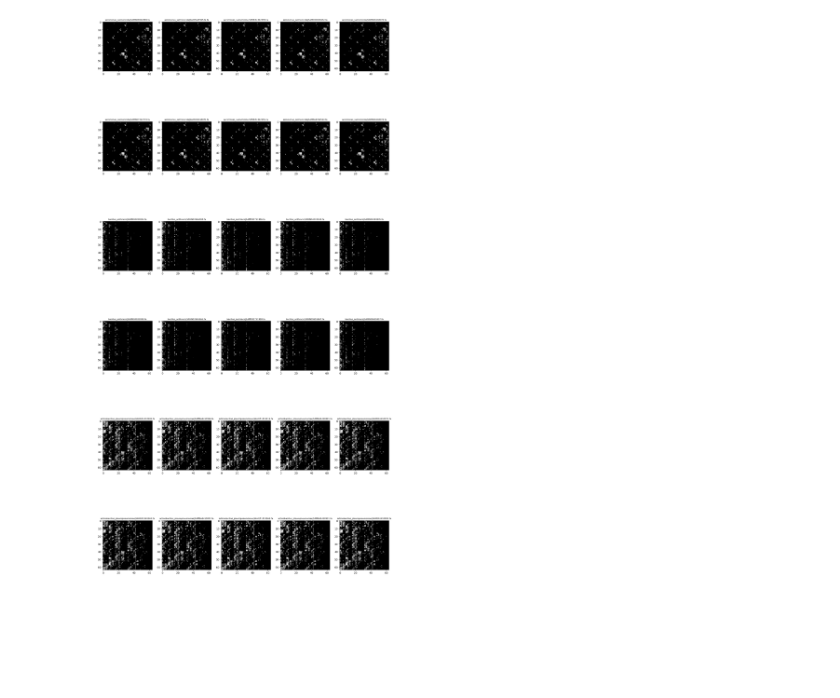
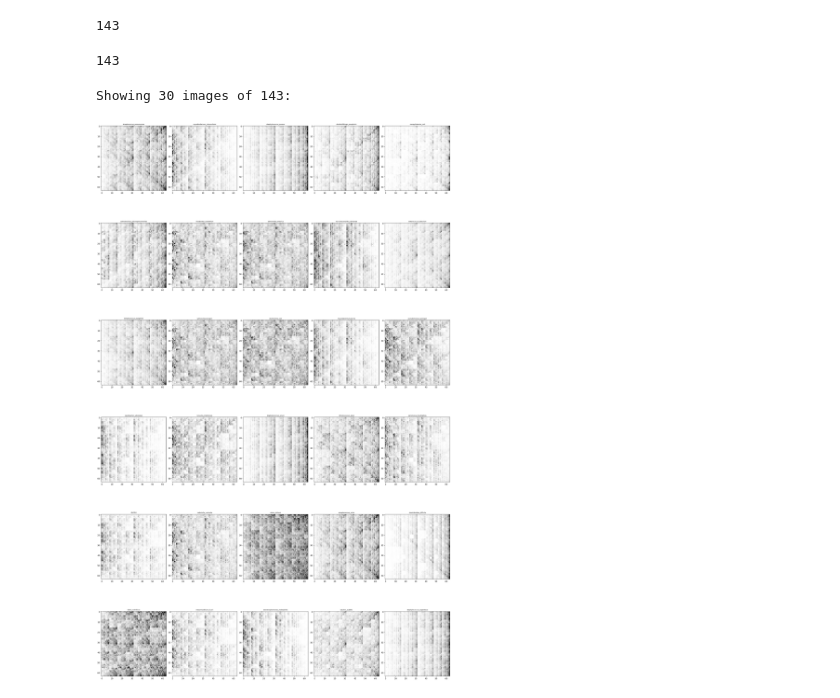
Before and after one commit to pg-space/panspace, a Jupyter notebook: notebooks/plots.ipynb, the cells around one changed output. Saved outputs shown, nothing was run; the diff lists cells and outputs as text; code cells hidden in the pictures; blank space fills up the shorter version.

```diff
--- a/notebooks/plots.ipynb
+++ b/notebooks/plots.ipynb
@@ -55,7 +57,25 @@ def display_images(
 # %%
 from pathlib  import Path
-imgs = [str(img) for img in Path("../output/fcgr/").rglob("*npy")]
+KMER=6
+
+imgs = [str(img) for img in list(Path(f"/data/bacteria/autoencoder-experiments/{KMER}mers/fcgr/").rglob("*npy"))]
-# %%
-display_images(imgs, max_images=30)
-# %% [output]
-[figure, removed]
+# %%
+from collections import defaultdict
+
+path_by_species = defaultdict(list)
+for img in imgs:
+    name_species=Path(img).parent.stem.split("__")[0]
+    path_by_species[name_species].append(img)
+len(path_by_species)
+# %% [output]
+143
+# %%
+img_display = [paths[0] for name, paths in path_by_species.items()]
+len(img_display)
+# %% [output]
+143
+# %%
+display_images(img_display, k=KMER, max_images=30, path_save=f"../plots/{KMER}mers/bacteria_1-30.png")
+# %% [output]
+Showing 30 images of 143:
+[figure, added]
```
Also changed, not shown: parts of 14 cells of this notebook, 11 other files.
